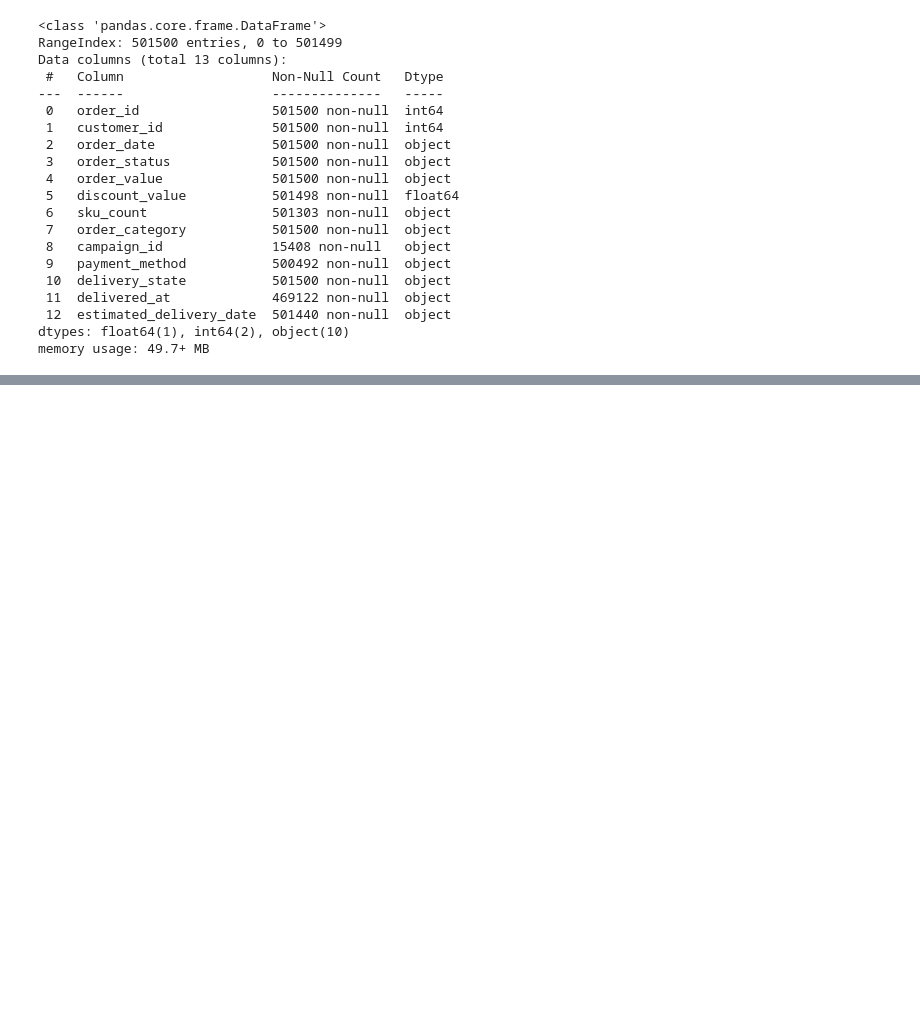
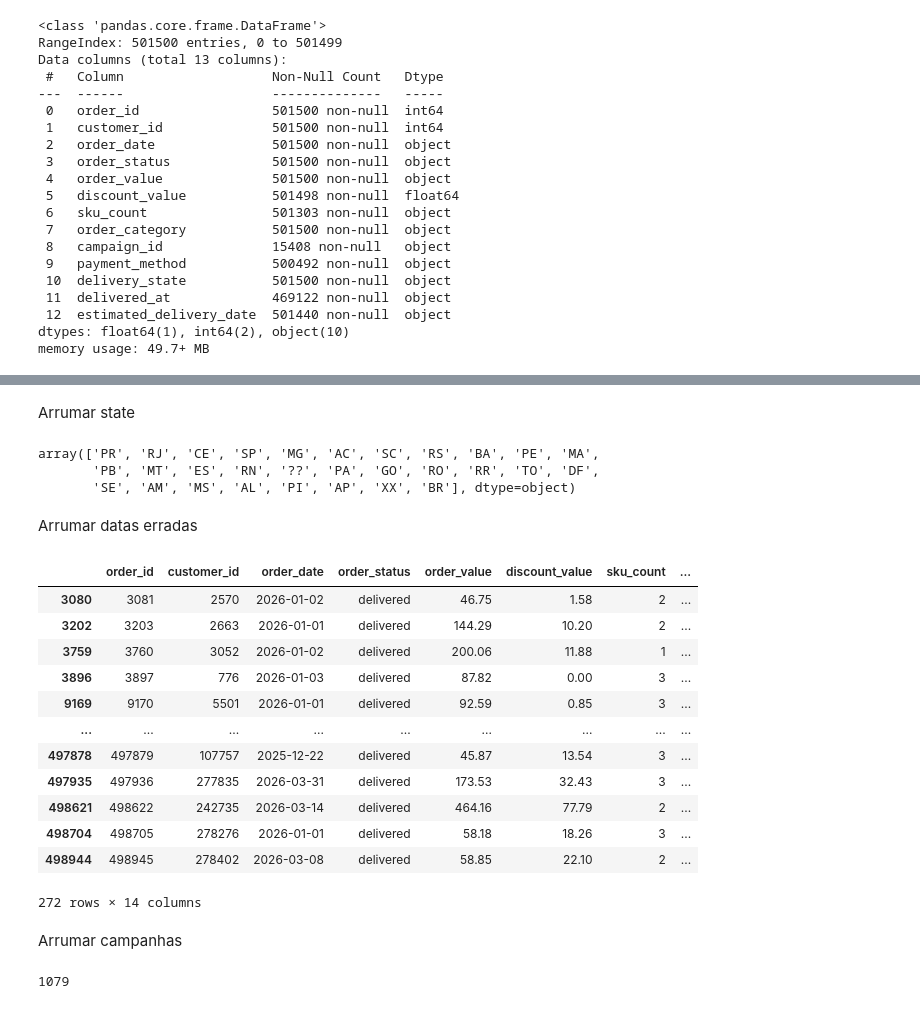
Before and after one commit to rocketseat-education/data-analytics, a Jupyter notebook: python_desafio_shoply/desafio_de_dados_shoply.ipynb, the cells around one changed output, grey strips where cells are left out. Cells and saved outputs as stored; diff of their text form; code cells hidden in the pictures; blank space fills up the shorter version.

```diff
--- a/python_desafio_shoply/desafio_de_dados_shoply.ipynb
+++ b/python_desafio_shoply/desafio_de_dados_shoply.ipynb
@@ -88,0 +282,10 @@ memory usage: 49.7+ MB
+# %%
+# Normalização discreta de campos categóricos para reduzir ruído inadvertido
+if "payment_method" in orders.columns:
+    orders["payment_method"] = orders["payment_method"].str.lower().str.strip()
+if "delivery_state" in orders.columns:
+    orders["delivery_state"] = orders["delivery_state"].str.upper().str.strip()
+if "order_status" in orders.columns:
+    orders["order_status"] = orders["order_status"].str.lower().str.strip()
+if "order_category" in orders.columns:
+    orders["order_category"] = orders["order_category"].str.lower().str.strip()
@@ -88,0 +304,3 @@ memory usage: 49.7+ MB
+# %%
+# Aplicar dropna
+orders = orders.dropna(subset=["order_value"]).copy()
@@ -88,0 +315,52 @@ memory usage: 49.7+ MB
+# %%
+orders["payment_method"] = (
+    orders["payment_method"]
+    .astype(str)
+    .str.strip()
+    .str.lower()
+    .replace({"": None, "nan": None, "null": None, "-": None, "(blank)": None})
+    .replace({
+        "creditcard": "credit_card",
+        "credit_card": "credit_card",
+        "pixx": "pix",
+        "pix": "pix",
+        "boleto_bancario": "boleto",
+        "boleto": "boleto",
+        "paypal": "paypal",
+    })
+)
+# %% [markdown]
+Arrumar state
+# %%
+orders['delivery_state'].unique()
+# %% [output]
+array(['PR', 'RJ', 'CE', 'SP', 'MG', 'AC', 'SC', 'RS', 'BA', 'PE', 'MA',
+       'PB', 'MT', 'ES', 'RN', '??', 'PA', 'GO', 'RO', 'RR', 'TO', 'DF',
+       'SE', 'AM', 'MS', 'AL', 'PI', 'AP', 'XX', 'BR'], dtype=object)
+# %%
+orders["delivery_state"] = (
+    orders["delivery_state"]
+    .astype(str)
+    .str.strip()
+    .replace({
+        "??": "XX"
+    })
+)
+# %% [markdown]
+Arrumar datas erradas
+# %%
+orders[orders["order_date"] > "2025-11-30"]
+# %% [output]
+|  | order_id | customer_id | order_date | order_status | order_value | discount_value | sku_count | ... |
+| 3080 | 3081 | 2570 | 2026-01-02 | delivered | 46.75 | 1.58 | 2 | ... |
+| 3202 | 3203 | 2663 | 2026-01-01 | delivered | 144.29 | 10.20 | 2 | ... |
+| 3759 | 3760 | 3052 | 2026-01-02 | delivered | 200.06 | 11.88 | 1 | ... |
+| 3896 | 3897 | 776 | 2026-01-03 | delivered | 87.82 | 0.00 | 3 | ... |
+| 9169 | 9170 | 5501 | 2026-01-01 | delivered | 92.59 | 0.85 | 3 | ... |
+| ... | ... | ... | ... | ... | ... | ... | ... | ... |
+| 497878 | 497879 | 107757 | 2025-12-22 | delivered | 45.87 | 13.54 | 3 | ... |
+| 497935 | 497936 | 277835 | 2026-03-31 | delivered | 173.53 | 32.43 | 3 | ... |
+| 498621 | 498622 | 242735 | 2026-03-14 | delivered | 464.16 | 77.79 | 2 | ... |
+| 498704 | 498705 | 278276 | 2026-01-01 | delivered | 58.18 | 18.26 | 3 | ... |
+| 498944 | 498945 | 278402 | 2026-03-08 | delivered | 58.85 | 22.10 | 2 | ... |
+272 rows × 14 columns
@@ -88,0 +369,6 @@ memory usage: 49.7+ MB
+# %% [markdown]
+Arrumar campanhas
+# %%
+orders['campaign_id'].nunique()
+# %% [output]
+1079
```
Also changed, not shown: parts of 31 cells of this notebook.
